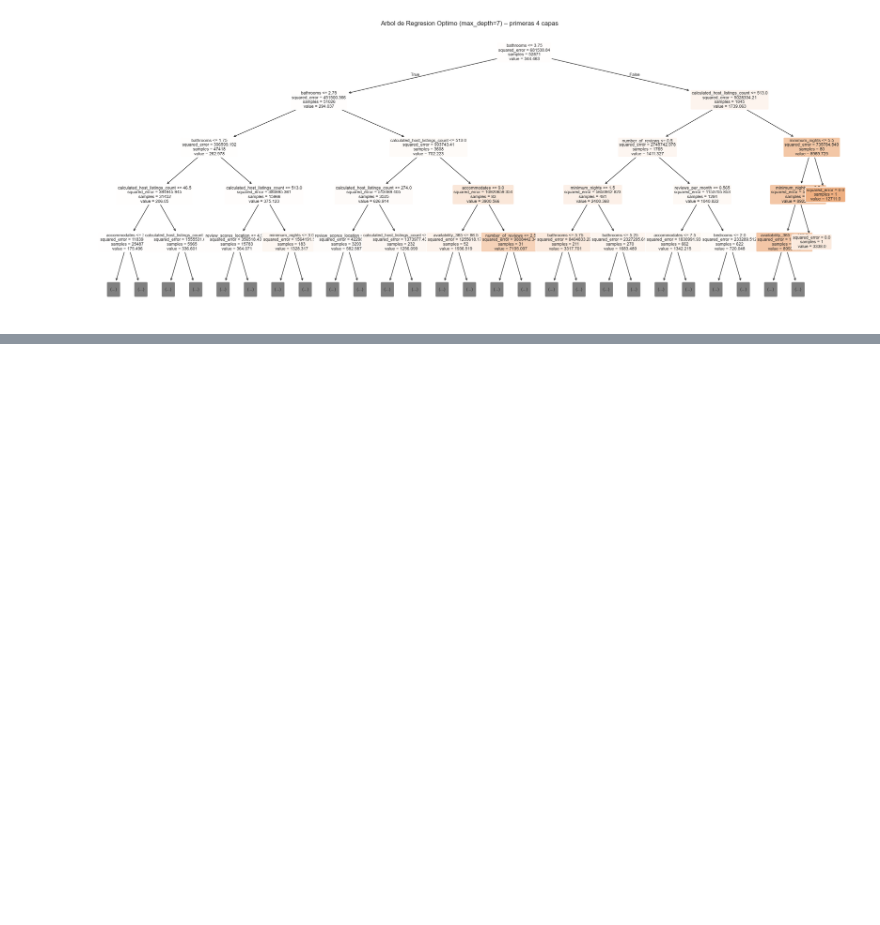
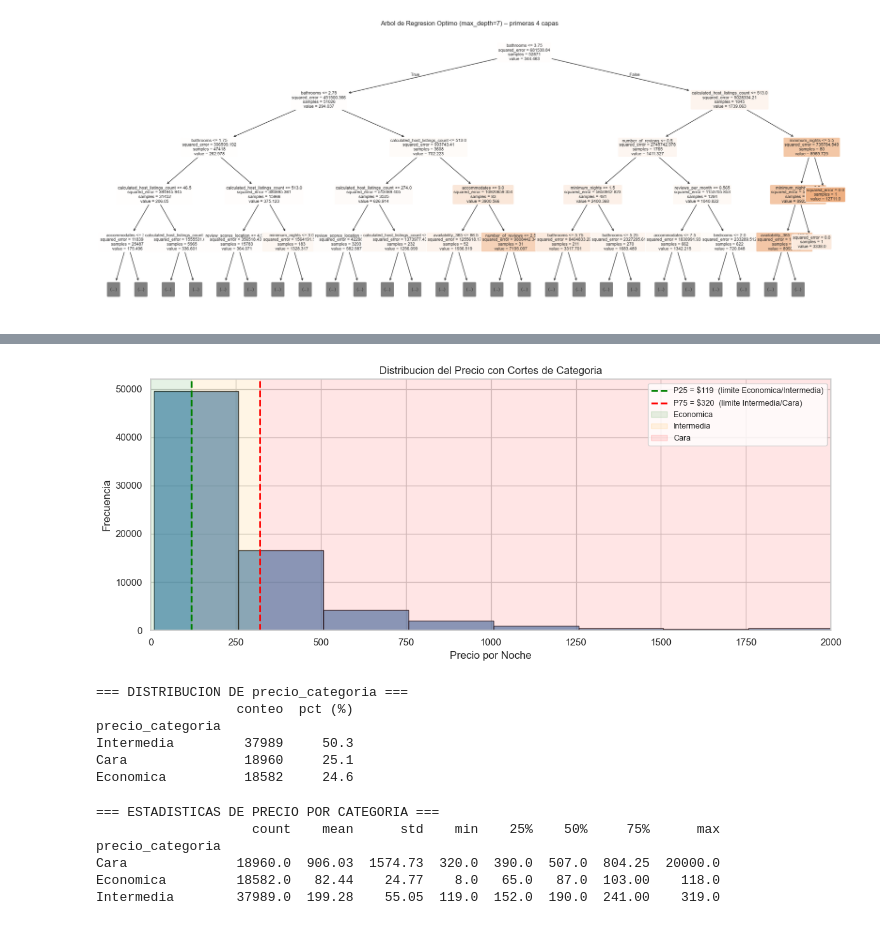
Before and after one commit to AleWWH1104/Lab4-md, a Jupyter notebook: Lab4-md.ipynb, the cells around one changed output, grey strips where cells are left out. Cells and saved outputs as stored; diff of their text form; code cells hidden in the pictures; blank space fills up the shorter version.

```diff
--- a/Lab4-md.ipynb
+++ b/Lab4-md.ipynb
@@ -885,0 +1003,10 @@ plt.show()
+# %%
+precio = df_procesado['price']
+
+p25 = precio.quantile(0.25)
+p75 = precio.quantile(0.75)
+
+print('Distribucion del precio:')
+print(precio.describe().round(2).to_string())
+print(f'\nPercentil 25 (P25): ${p25:.2f}')
+print(f'Percentil 75 (P75): ${p75:.2f}')
@@ -885,0 +1026,49 @@ plt.show()
+# %%
+# Visualización con los cortes marcados
+plt.figure(figsize=(12, 5))
+plt.hist(precio, bins=80, color='steelblue', edgecolor='black', alpha=0.7)
+plt.axvline(p25, color='green', linestyle='--', lw=2, label=f'P25 = ${p25:.0f}  (limite Economica/Intermedia)')
+plt.axvline(p75, color='red',   linestyle='--', lw=2, label=f'P75 = ${p75:.0f}  (limite Intermedia/Cara)')
+plt.axvspan(0,    p25,          alpha=0.1, color='green',  label='Economica')
+plt.axvspan(p25,  p75,          alpha=0.1, color='orange', label='Intermedia')
+plt.axvspan(p75,  precio.max(), alpha=0.1, color='red',    label='Cara')
+plt.title('Distribucion del Precio con Cortes de Categoria')
+plt.xlabel('Precio por Noche')
+plt.ylabel('Frecuencia')
+plt.legend(fontsize=9)
+plt.xlim(0, 2000)
+plt.tight_layout()
+plt.show()
+# %% [output]
+[figure, added]
+# %%
+def categorizar(p):
+    if p < p25:   return 'Economica'
+    elif p < p75: return 'Intermedia'
+    else:         return 'Cara'
+
+df_procesado['precio_categoria'] = df_procesado['price'].apply(categorizar)
+
+conteo = df_procesado['precio_categoria'].value_counts()
+pct    = df_procesado['precio_categoria'].value_counts(normalize=True).mul(100).round(1)
+
+print('=== DISTRIBUCION DE precio_categoria ===')
+print(pd.DataFrame({'conteo': conteo, 'pct (%)': pct}).to_string())
+# %% [output]
+=== DISTRIBUCION DE precio_categoria ===
+                  conteo  pct (%)
+precio_categoria
+Intermedia         37989     50.3
+Cara               18960     25.1
+Economica          18582     24.6
+# %%
+# Estadísticas de precio por categoría
+print('=== ESTADISTICAS DE PRECIO POR CATEGORIA ===')
+print(df_procesado.groupby('precio_categoria')['price'].describe().round(2).to_string())
+# %% [output]
+=== ESTADISTICAS DE PRECIO POR CATEGORIA ===
+                    count    mean      std    min    25%    50%     75%      max
+precio_categoria
+Cara              18960.0  906.03  1574.73  320.0  390.0  507.0  804.25  20000.0
+Economica         18582.0   82.44    24.77    8.0   65.0   87.0  103.00    118.0
+Intermedia        37989.0  199.28    55.05  119.0  152.0  190.0  241.00    319.0
```
Also changed, not shown: parts of 27 cells of this notebook, 1 other file.
